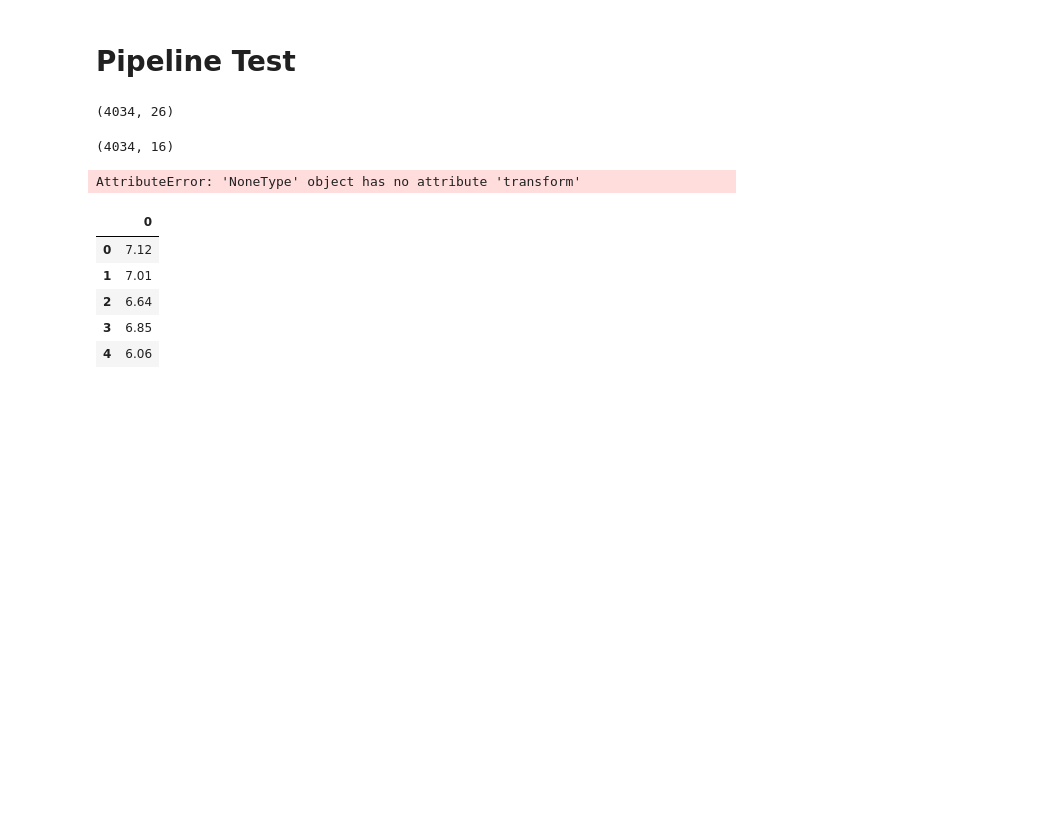
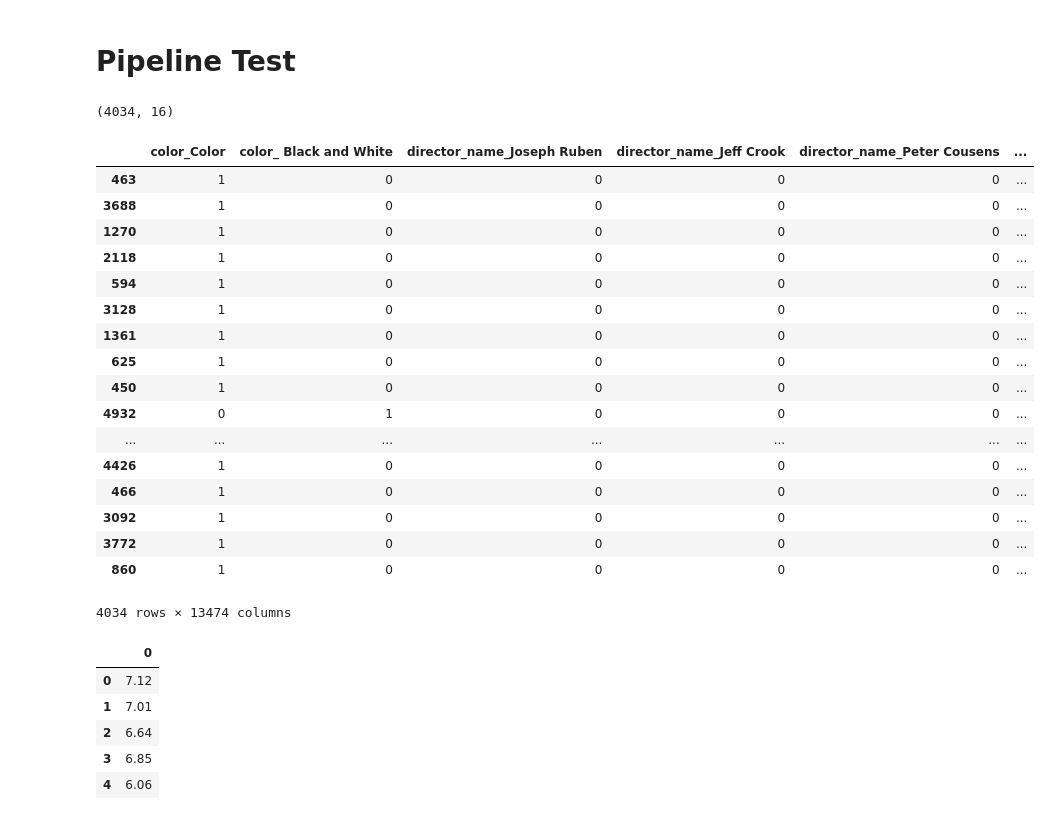
Before and after one commit to Jodahr/ImdbMovies, a Jupyter notebook: Untitled.ipynb, the cells around one changed output. Drawn from its saved outputs; the diff is of its cells as text; code cells hidden in the pictures; blank space fills up the shorter version.

```diff
--- a/Untitled.ipynb
+++ b/Untitled.ipynb
@@ -74,7 +74,7 @@ class DFTransform(TransformerMixin, NoFitMixin):
         df_ = df if not self.copy else df.copy()
         return self.func(df)
 # %%
-# class which takes a df and a function and returns the modified df
+# fixes mismatch in number of categorical variables in training and test dataset
 class AddMissingCategorialColumns(TransformerMixin):
     def __init__(self, copy=False):
         self.copy = copy
@@ -82,8 +82,8 @@ class AddMissingCategorialColumns(TransformerMixin):
 
     def transform(self, df):
         df_ = df if not self.copy else df.copy()
-        self.__add_missing_dummy_columns__(df_)
-        self.__rem_additional_dummy_columns__(df_)
+  #      self.__add_missing_dummy_columns__(df_)
+  #      self.__rem_additional_dummy_columns__(df_)
         return df_
 
     def fit(self, df, y=None):
@@ -179,25 +176,21 @@ numericalPipeline = Pipeline([
     ('normalize', DFTransform(lambda x: x.div(x.max())))
 ])
 # %%
-def toCategorical(X):
+# transforms entry type to categorical
+def toCategorical(df):
+    X = df # copy
     for col in X.columns.values.tolist():
         X[col] = X[col].astype('category', categories= list(set(X[col].values.tolist())))
     return X
 
-## objects are passed by reference (scalars as copy): keep that in mind
-def add_missing_dummy_columns( d, columns ):
-    missing_cols = set( columns ) - set( d.columns )
-    for c in missing_cols:
-        d[c] = 0
-
 # plotkeywords can be treated similar to genres
 categoricalPipeline = Pipeline([
-    ('dropColumns', DFTransform(lambda x: x.drop(['genres','movie_imdb_link', 'imdb_score', 'plot_keywords'],1))),
+#    ('dropColumns', DFTransform(lambda x: x.drop(['genres','movie_imdb_link', 'imdb_score', 'plot_keywords'],1))),
     ('selectCategorical', DFTransform(lambda x: x.select_dtypes(include=['object']))),
     ('impure', DFTransform(lambda x: x.apply(lambda x:x.fillna(x.value_counts().index[0])))),
     ('transformToCategorical', DFTransform(lambda x: toCategorical(x))),
-    ('addMissingCols', AddMissingCategorialColumns()),
-    ('labelBinarize', DFTransform(lambda x: pd.get_dummies(x)))
+    ('labelBinarize', DFTransform(lambda x: pd.get_dummies(x))),
+    ('addMissingCols', AddMissingCategorialColumns())
 ])
 # %%
 from sklearn.pipeline import FeatureUnion
@@ -219,28 +212,46 @@ X, y = df, df['imdb_score']
 X_train, X_test, y_train, y_test = train_test_split( X, df['imdb_score'], test_size=0.2, random_state=42)
 # %%
 #finalPipe.fit(X_train, y_train)
-genrePipeline.fit_transform(X_train).as_matrix().shape
+#genrePipeline.fit_transform(X_train).as_matrix().shape
 #genrePipeline.fit_transform(X_train).head()
 numericalPipeline.fit_transform(X_train).as_matrix().shape
-categoricalPipeline.fit_transform(X_train).as_matrix().shape
+#categoricalPipeline.fit_transform(X_train).as_matrix().shape
 #categoricalPipeline.fit_transform(X_train).columns.values.tolist()
 #pd.DataFrame(features.transform(X_train)).head()
-print("test dataset")
-genrePipeline.transform(X_test).as_matrix().shape
+#print("test dataset")
+#genrePipeline.transform(X_test).as_matrix().shape
 #genrePipeline.fit_transform(X_train).head()
-numericalPipeline.transform(X_test).as_matrix().shape
-categoricalPipeline.transform(X_test).as_matrix().shape
-print("missing col")
+#numericalPipeline.transform(X_test).as_matrix().shape
+#categoricalPipeline.transform(X_test).as_matrix().shape
+#print("missing col")
 #missing_cols = set( train.columns ) - set( test.columns )
 #finalPipe.fit(X_train, y_train)
 
 #X_train
 
 #finalPipe.predict(X_test)
+
+categoricalPipeline.fit_transform(X_train)
 # %% [output]
-(4034, 26)
+(4034, 16)
+|  | color_Color | color_ Black and White | director_name_Joseph Ruben | director_name_Jeff Crook | director_name_Peter Cousens | ... |
+| 463 | 1 | 0 | 0 | 0 | 0 | ... |
+| 3688 | 1 | 0 | 0 | 0 | 0 | ... |
+| 1270 | 1 | 0 | 0 | 0 | 0 | ... |
+| 2118 | 1 | 0 | 0 | 0 | 0 | ... |
+| 594 | 1 | 0 | 0 | 0 | 0 | ... |
+| 3128 | 1 | 0 | 0 | 0 | 0 | ... |
+| 1361 | 1 | 0 | 0 | 0 | 0 | ... |
+| 625 | 1 | 0 | 0 | 0 | 0 | ... |
+| 450 | 1 | 0 | 0 | 0 | 0 | ... |
+| 4932 | 0 | 1 | 0 | 0 | 0 | ... |
+| ... | ... | ... | ... | ... | ... | ... |
+| 4426 | 1 | 0 | 0 | 0 | 0 | ... |
+| 466 | 1 | 0 | 0 | 0 | 0 | ... |
+| 3092 | 1 | 0 | 0 | 0 | 0 | ... |
+| 3772 | 1 | 0 | 0 | 0 | 0 | ... |
+| 860 | 1 | 0 | 0 | 0 | 0 | ... |
-(4034, 16)
+4034 rows × 13474 columns
-AttributeError: 'NoneType' object has no attribute 'transform'
 # %%
 from sklearn.metrics import accuracy_score
 # %%
```
Also changed, not shown: parts of 16 cells of this notebook.
